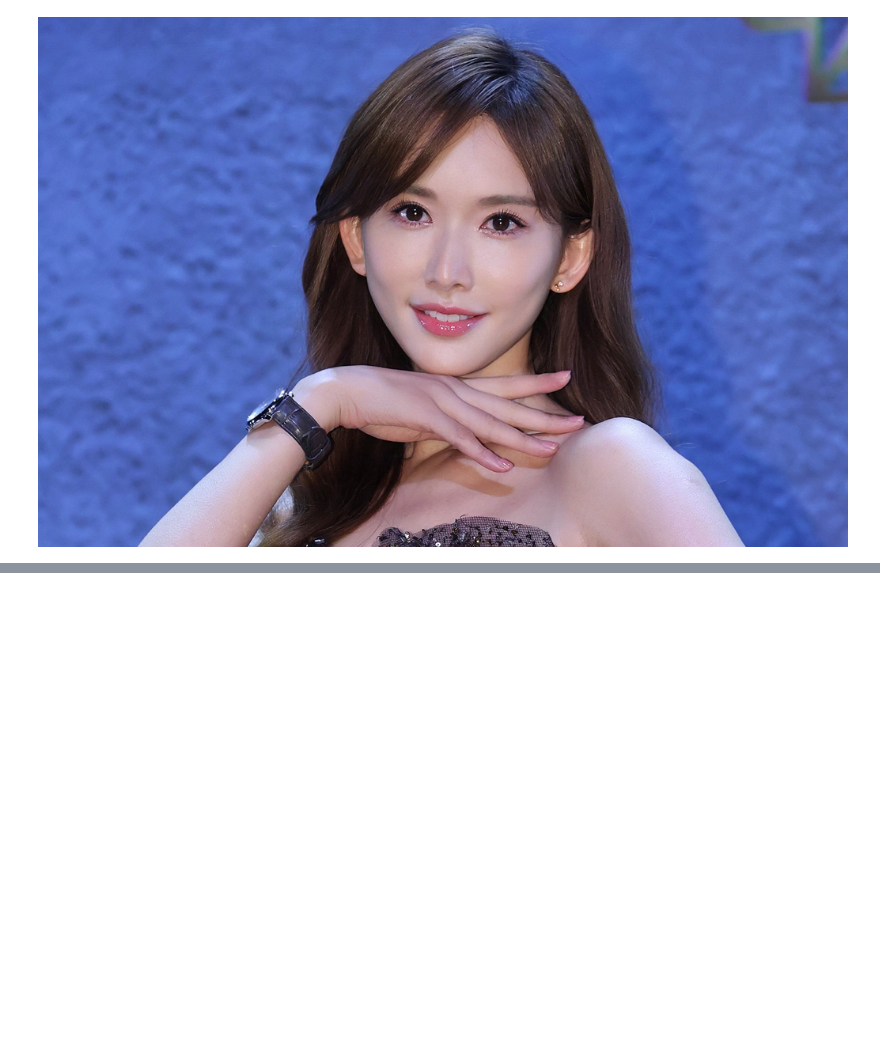
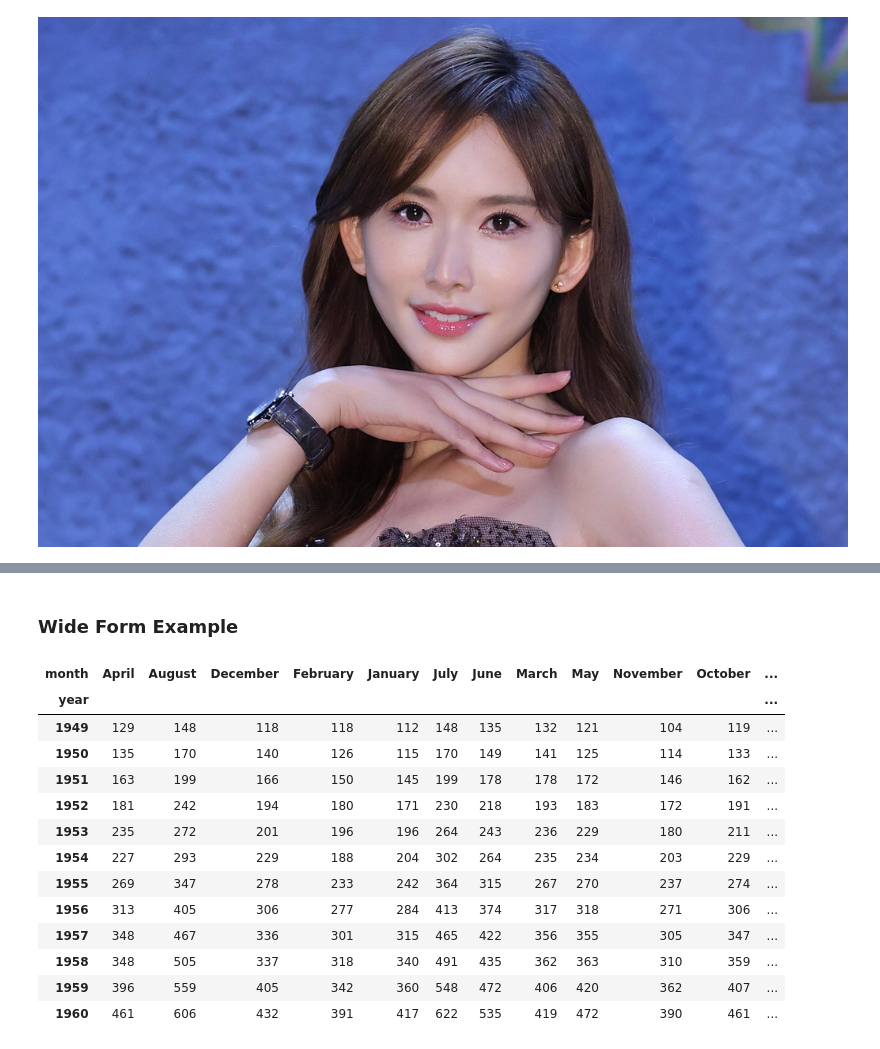
Before and after one commit to vcdemy/20230613, a Jupyter notebook: 20230808筆記.ipynb, the cells around one changed output, grey strips where cells are left out. Saved outputs shown, nothing was run; the diff lists cells and outputs as text; code cells hidden in the pictures; blank space fills up the shorter version.

```diff
--- a/20230808筆記.ipynb
+++ b/20230808筆記.ipynb
@@ -57,0 +78,4 @@ img1
+# %%
+url = "https://github.com/mwaskom/seaborn-data/raw/master/flights.csv"
+# %%
+df = pd.read_csv(url)
@@ -57,0 +98,19 @@ img1
+# %% [markdown]
+### Wide Form Example
+# %%
+df.pivot('year','month','passengers')
+# %% [output]
+| month | April | August | December | February | January | July | June | March | May | November | October | ... |
+| year |  |  |  |  |  |  |  |  |  |  |  | ... |
+| 1949 | 129 | 148 | 118 | 118 | 112 | 148 | 135 | 132 | 121 | 104 | 119 | ... |
+| 1950 | 135 | 170 | 140 | 126 | 115 | 170 | 149 | 141 | 125 | 114 | 133 | ... |
+| 1951 | 163 | 199 | 166 | 150 | 145 | 199 | 178 | 178 | 172 | 146 | 162 | ... |
+| 1952 | 181 | 242 | 194 | 180 | 171 | 230 | 218 | 193 | 183 | 172 | 191 | ... |
+| 1953 | 235 | 272 | 201 | 196 | 196 | 264 | 243 | 236 | 229 | 180 | 211 | ... |
+| 1954 | 227 | 293 | 229 | 188 | 204 | 302 | 264 | 235 | 234 | 203 | 229 | ... |
+| 1955 | 269 | 347 | 278 | 233 | 242 | 364 | 315 | 267 | 270 | 237 | 274 | ... |
+| 1956 | 313 | 405 | 306 | 277 | 284 | 413 | 374 | 317 | 318 | 271 | 306 | ... |
+| 1957 | 348 | 467 | 336 | 301 | 315 | 465 | 422 | 356 | 355 | 305 | 347 | ... |
+| 1958 | 348 | 505 | 337 | 318 | 340 | 491 | 435 | 362 | 363 | 310 | 359 | ... |
+| 1959 | 396 | 559 | 405 | 342 | 360 | 548 | 472 | 406 | 420 | 362 | 407 | ... |
+| 1960 | 461 | 606 | 432 | 391 | 417 | 622 | 535 | 419 | 472 | 390 | 461 | ... |
```
Also changed, not shown: parts of 18 cells of this notebook.
